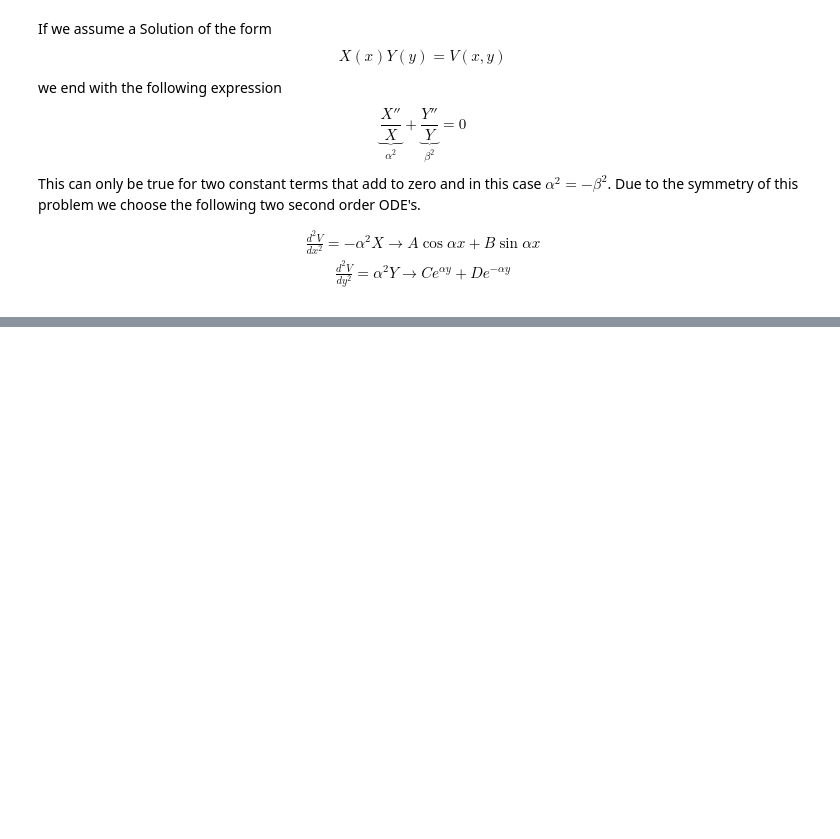
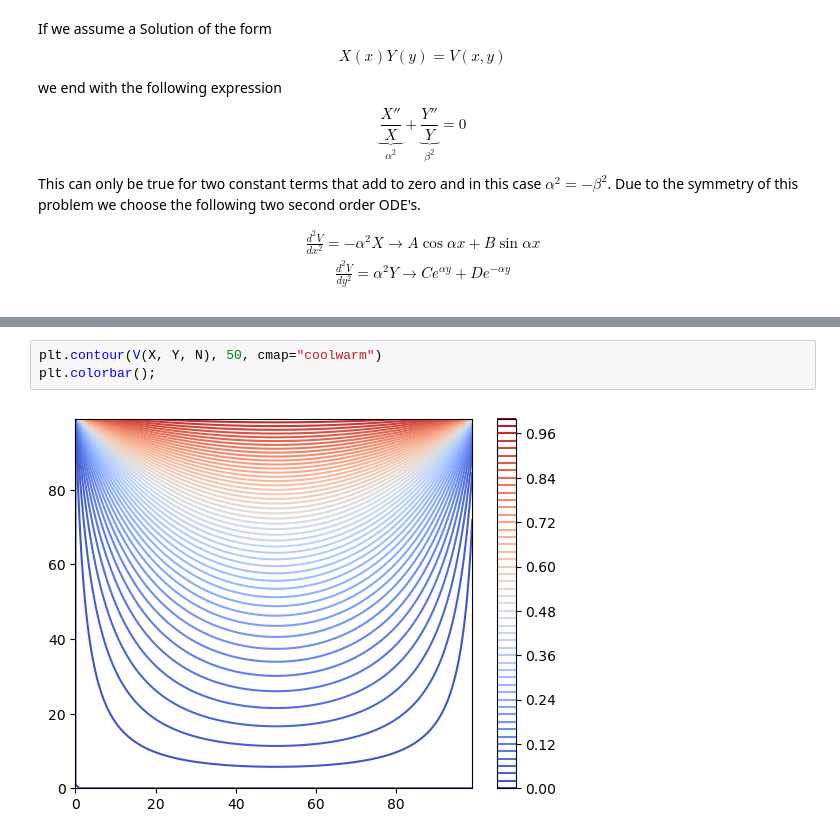
Before and after one commit to GuillermoFidalgo/UA-EM-1, a Jupyter notebook: Finite_elements.ipynb, the cells around one changed output, grey strips where cells are left out. Cells and saved outputs as stored; diff of their text form; blank space fills up the shorter version.

```diff
--- a/Finite_elements.ipynb
+++ b/Finite_elements.ipynb
@@ -37,0 +82,5 @@ Due to the symmetry of this problem we choose the following two second order ODE
+# %%
+plt.contour(V(X, Y, N), 50, cmap="coolwarm")
+plt.colorbar();
+# %% [output]
+[figure, added]
```
Also changed, not shown: parts of 6 cells of this notebook.
